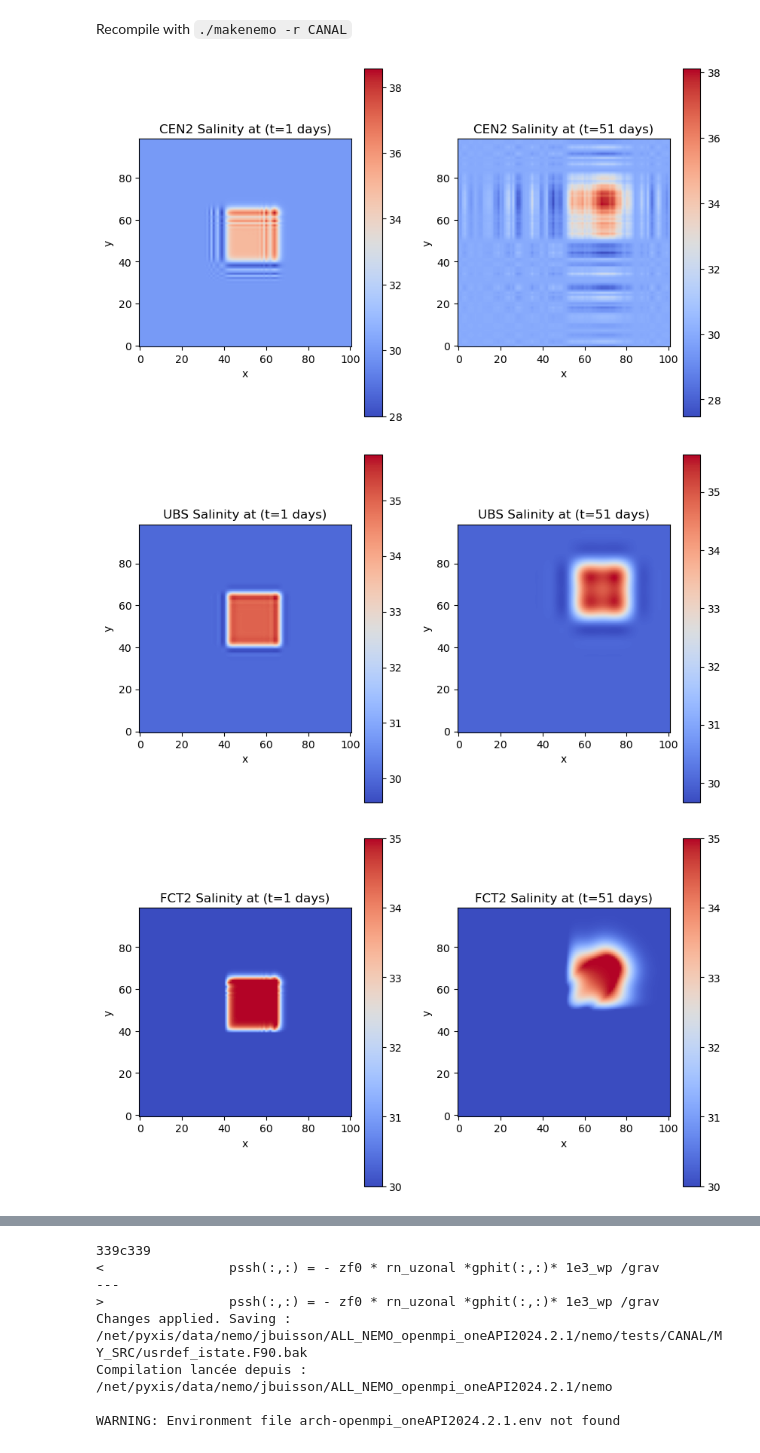
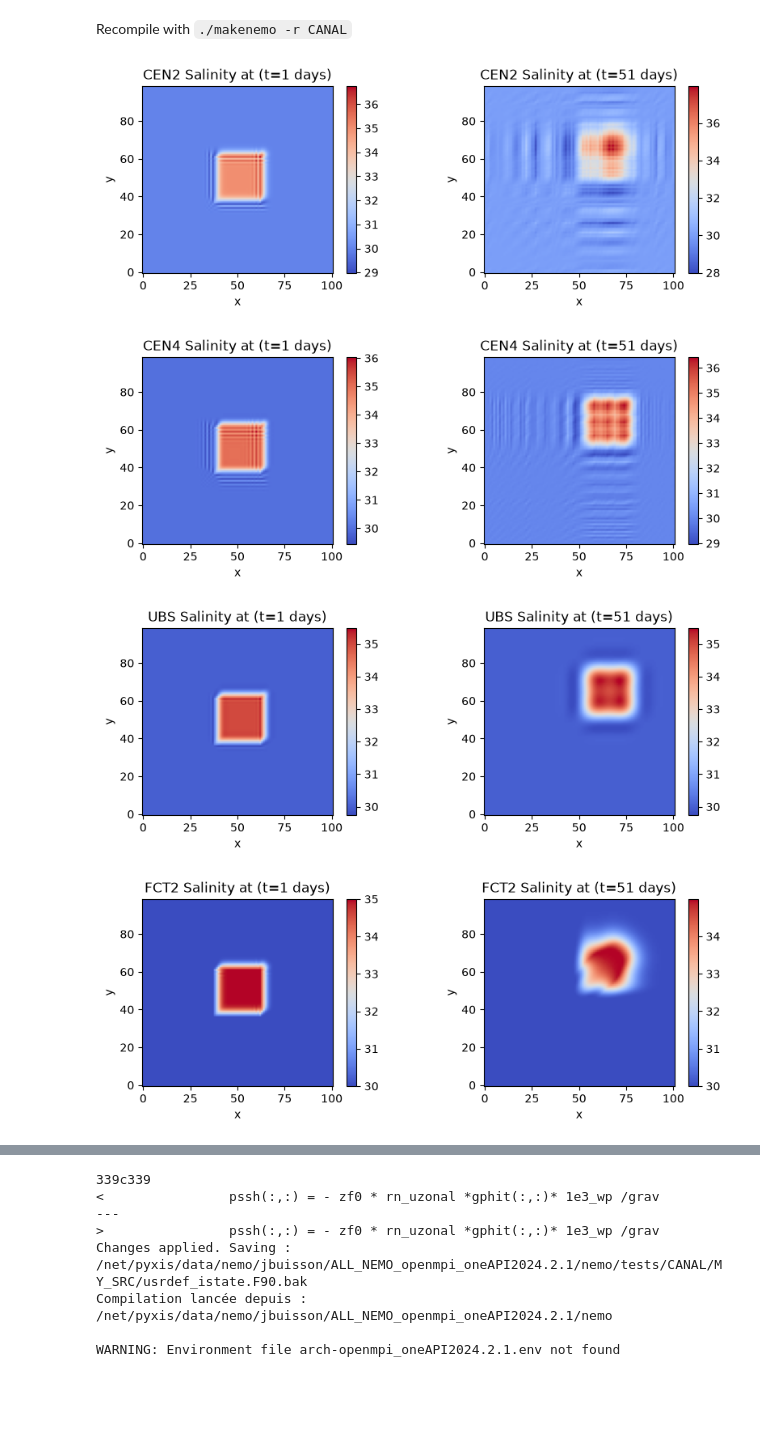
Before and after one commit to justinebuisson606/NEMO_Demonstrators, a Jupyter notebook: Annex 1.ipynb, the cells around one changed output, grey strips where cells are left out. Drawn from its saved outputs; the diff is of its cells as text; code cells hidden in the pictures; blank space fills up the shorter version.

````diff
--- a/Annex 1.ipynb
+++ b/Annex 1.ipynb
@@ -196,12 +81,14 @@
 Recompile with ```./makenemo -r CANAL```
 # %%
 #Insert below the name of the directory in which you will run the simulations
-rep = 'ALL_NEMO_openmpi_oneAPI2024.2.1/nemo/tests/CANAL/EXP00/'
+rep = ''
 
 
 cen2 = xr.open_dataset(rep+'CANAL_saltblock_diag_cen2_all_grid.nc')
+cen4 = xr.open_dataset(rep+'CANAL_saltblock_diag_cen4_all_grid.nc')
 ubs = xr.open_dataset(rep+'CANAL_saltblock_diag_ubs_all_grid.nc')
 fct2 = xr.open_dataset(rep+'CANAL_saltblock_diag_fct2_all_grid.nc')
+fct4 = xr.open_dataset(rep+'CANAL_saltblock_diag_fct4_all_grid.nc')
 # %%
 def show_t (t_list, param, title, file, rep=rep):
     " show_t displays a field from an xarray at given timesteps"
@@ -212,7 +99,7 @@ def show_t (t_list, param, title, file, rep=rep):
     "rep : path to the file (directory mentioned above by default)"
 
     dataset = xr.open_dataset(rep+file)
-    fig, axes = plt.subplots(1, len(t_list), figsize=(10, 6))
+    fig, axes = plt.subplots(1, len(t_list), figsize=(10, 3))
     for i, t in enumerate(t_list) :
         # We select and show the desired field at different timesteps and at sea surface, excluding the walls
         data = dataset[param].isel(time_counter = t, deptht = 0)[1:-1, :]
@@ -225,9 +112,12 @@ def show_t (t_list, param, title, file, rep=rep):
     dataset.close()
 # %%
 show_t([0, 50], 'soce', 'CEN2 Salinity', 'CANAL_saltblock_diag_cen2_all_grid.nc')
+show_t([0, 50], 'soce', 'CEN4 Salinity', 'CANAL_saltblock_diag_cen4_all_grid.nc')
 show_t([0, 50], 'soce', 'UBS Salinity', 'CANAL_saltblock_diag_ubs_all_grid.nc')
 show_t([0, 50], 'soce', 'FCT2 Salinity', 'CANAL_saltblock_diag_fct2_all_grid.nc')
+show_t([0, 50], 'soce', 'FCT4 Salinity', 'CANAL_saltblock_diag_fct4_all_grid.nc')
 # %% [output]
-[figure, old version]
+[figure, new version]
-[figure, old version]
+[figure, new version]
-[figure, old version]
+[figure, new version]
+[figure, added]
````
Also changed, not shown: parts of 7 cells of this notebook.
